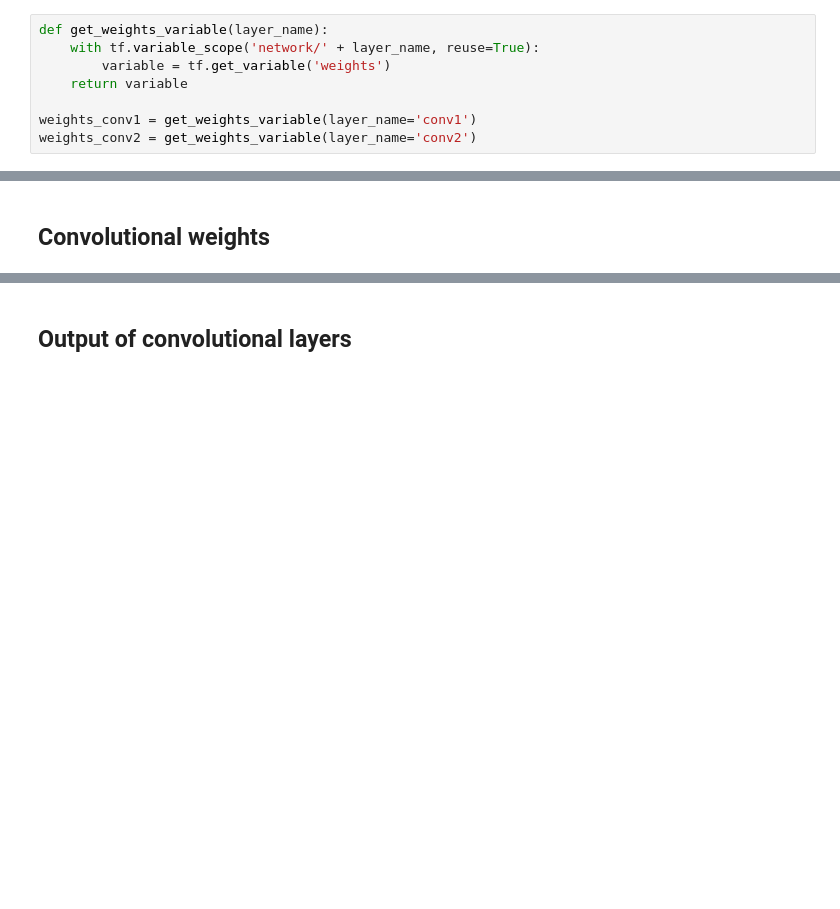
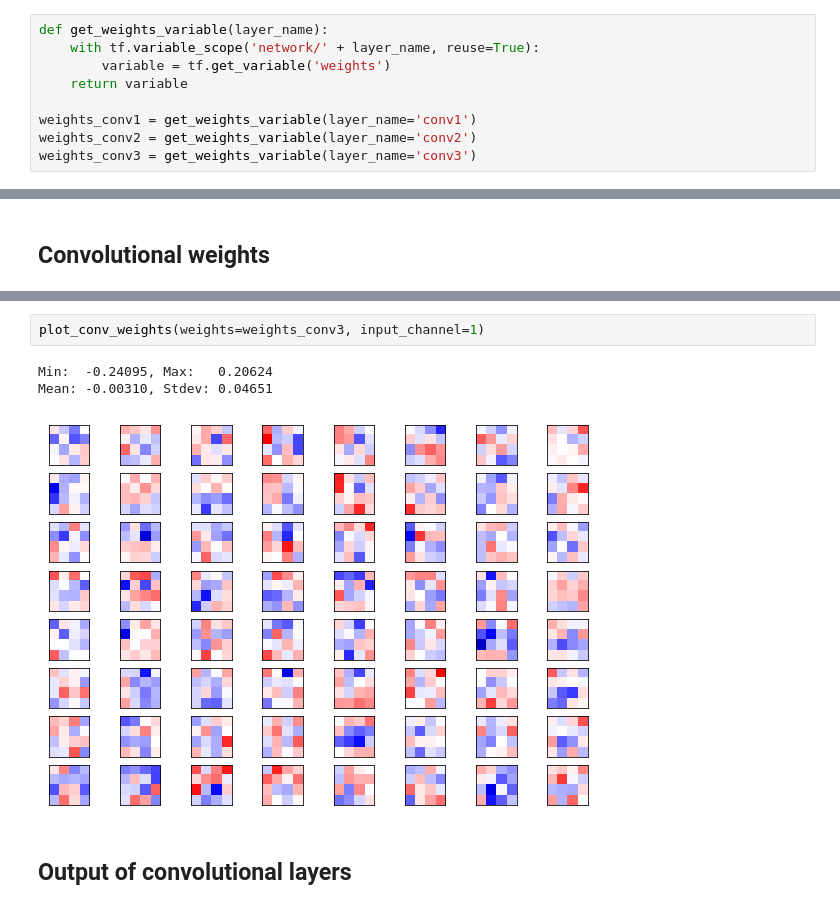
Before and after one commit to khvorov/tf-learn, a Jupyter notebook: cifar-10.ipynb, the cells around one changed output, grey strips where cells are left out. Saved outputs shown, nothing was run; the diff lists cells and outputs as text; blank space fills up the shorter version.

```diff
--- a/cifar-10.ipynb
+++ b/cifar-10.ipynb
@@ -205,6 +207,7 @@ def get_weights_variable(layer_name):
 
 weights_conv1 = get_weights_variable(layer_name='conv1')
 weights_conv2 = get_weights_variable(layer_name='conv2')
+weights_conv3 = get_weights_variable(layer_name='conv3')
 # %% [markdown]
 ## Getting the layer outputs
 # %%
@@ -485,3 +492,9 @@ Mean: -0.00152, Stdev: 0.03893
+# %%
+plot_conv_weights(weights=weights_conv3, input_channel=1)
+# %% [output]
+Min:  -0.24095, Max:   0.20624
+Mean: -0.00310, Stdev: 0.04651
+[figure, added]
 # %% [markdown]
 ## Output of convolutional layers
 # %%
```
Also changed, not shown: parts of 18 cells of this notebook.
